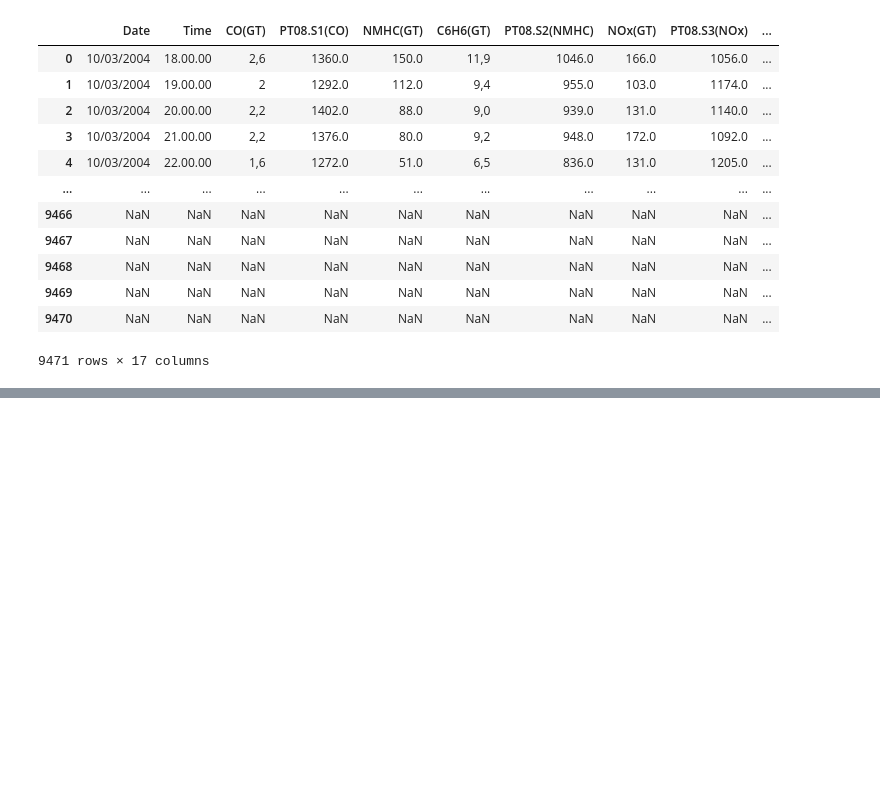
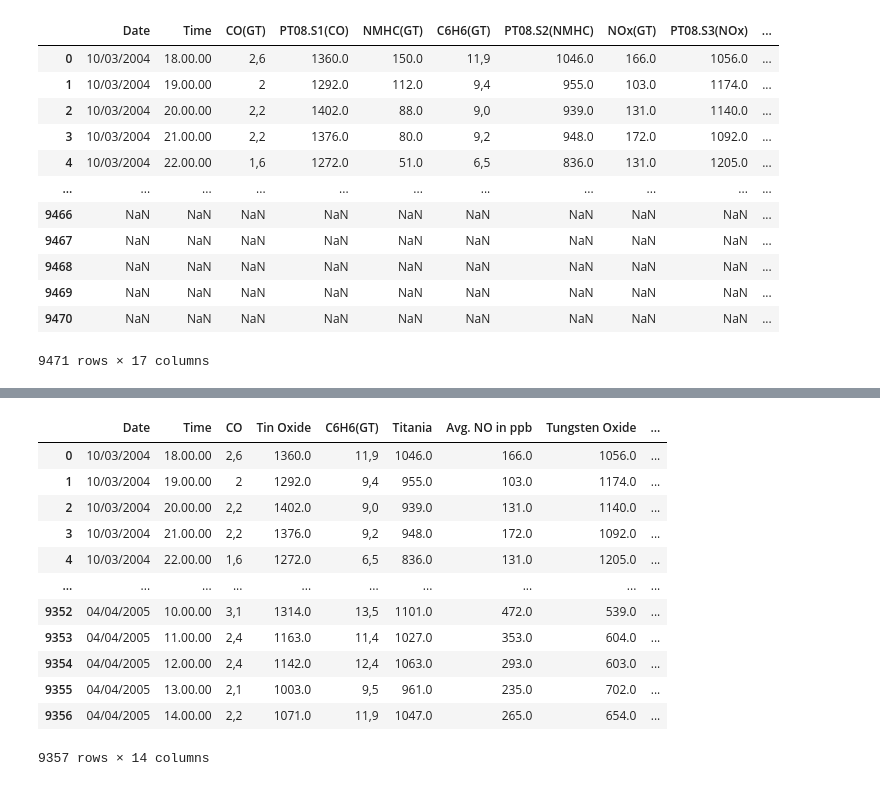
Before and after one commit to data301-2021-summer2/project-group_4997, a Jupyter notebook: analysis/person1/Milestone2.ipynb, the cells around one changed output, grey strips where cells are left out. Drawn from its saved outputs; the diff is of its cells as text; code cells hidden in the pictures; blank space fills up the shorter version.

```diff
--- a/analysis/person1/inputrawdata.ipynb
+++ b/analysis/person1/Milestone2.ipynb
@@ -72,0 +78,17 @@ cleaned_AC
+# %%
+ri = cleaned_AC.reset_index(drop=True)
+ri
+# %% [output]
+|  | Date | Time | CO | Tin Oxide | C6H6(GT) | Titania | Avg. NO in ppb | Tungsten Oxide | ... |
+| 0 | 10/03/2004 | 18.00.00 | 2,6 | 1360.0 | 11,9 | 1046.0 | 166.0 | 1056.0 | ... |
+| 1 | 10/03/2004 | 19.00.00 | 2 | 1292.0 | 9,4 | 955.0 | 103.0 | 1174.0 | ... |
+| 2 | 10/03/2004 | 20.00.00 | 2,2 | 1402.0 | 9,0 | 939.0 | 131.0 | 1140.0 | ... |
+| 3 | 10/03/2004 | 21.00.00 | 2,2 | 1376.0 | 9,2 | 948.0 | 172.0 | 1092.0 | ... |
+| 4 | 10/03/2004 | 22.00.00 | 1,6 | 1272.0 | 6,5 | 836.0 | 131.0 | 1205.0 | ... |
+| ... | ... | ... | ... | ... | ... | ... | ... | ... | ... |
+| 9352 | 04/04/2005 | 10.00.00 | 3,1 | 1314.0 | 13,5 | 1101.0 | 472.0 | 539.0 | ... |
+| 9353 | 04/04/2005 | 11.00.00 | 2,4 | 1163.0 | 11,4 | 1027.0 | 353.0 | 604.0 | ... |
+| 9354 | 04/04/2005 | 12.00.00 | 2,4 | 1142.0 | 12,4 | 1063.0 | 293.0 | 603.0 | ... |
+| 9355 | 04/04/2005 | 13.00.00 | 2,1 | 1003.0 | 9,5 | 961.0 | 235.0 | 702.0 | ... |
+| 9356 | 04/04/2005 | 14.00.00 | 2,2 | 1071.0 | 11,9 | 1047.0 | 265.0 | 654.0 | ... |
+9357 rows × 14 columns
```
Also changed, not shown: parts of 6 cells of this notebook, 4 other files.
